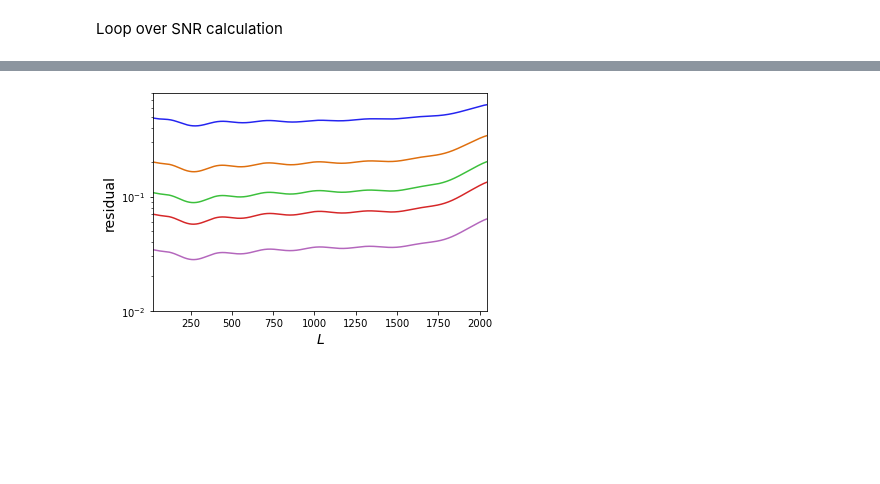
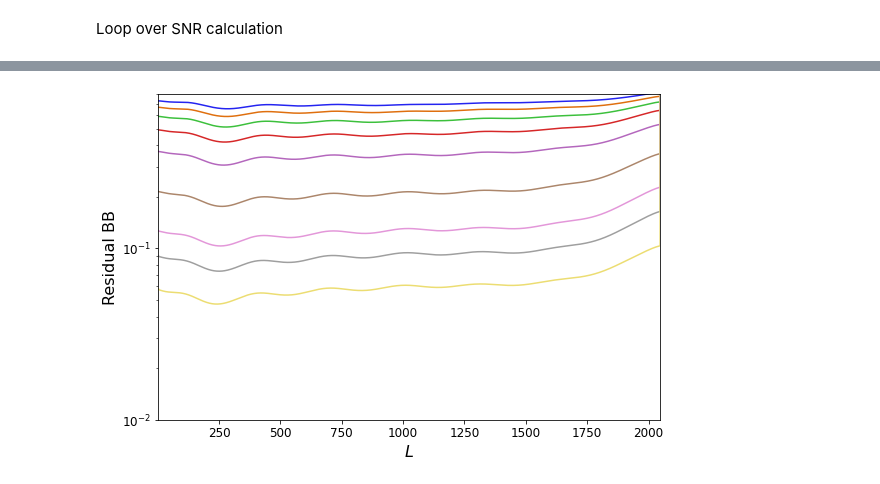
Before and after one commit to toshiyan/cmblensplus, a Jupyter notebook: example/curvedsky_reconstruction/lens_EB-iter-forecast.ipynb, the cells around one changed output, grey strips where cells are left out. Drawn from its saved outputs; the diff is of its cells as text; code cells hidden in the pictures; blank space fills up the shorter version.

```diff
--- a/example/curvedsky_reconstruction/lens_EB-iter-forecast.ipynb
+++ b/example/curvedsky_reconstruction/lens_EB-iter-forecast.ipynb
@@ -30,17 +29,19 @@ lcl = basic.aps.read_cambcls('../data/lensedcls.dat',2,rlmax,4,bb=True)/Tcmb**2
 # %% [markdown]
 Loop over SNR calculation
 # %%
-sigs = [3.,1.,.5,.3,.1]
-Ag = {}
+sigs = [6.,5.,4.,3.,2.,1.,.5,.3,.1]
+Ag0, Ag1 = {}, {}
 for i, sig in enumerate(sigs):
     nl  = np.zeros((4,rlmax+1))
-    nl[0,:] = (sig*ac2rad/Tcmb)**2
+    nl[0,:] = (sig*c.ac2rad/c.Tcmb)**2
     nl[1,:] = 2*nl[0,:]
     nl[2,:] = 2*nl[0,:]
     ocl = lcl + nl
-    Ag[i], __ = cs.norm_quad.qeb_iter(Lmax,rlmax,rlmin,rlmax,rlmin,rlmax,lcl[1,:],ocl[1,:],ocl[2,:],ucl[3,:],iter=50)
+    Ag0[i] = cs.norm_quad.qeb('lens',Lmax,rlmin,rlmax,lcl[1,:],ocl[1,:],ocl[2,:])[0]
+    Ag1[i] = cs.norm_quad.qeb_iter(Lmax,rlmax,rlmin,rlmax,rlmin,rlmax,lcl[1,:],ocl[1,:],ocl[2,:],ucl[3,:],iter=50)[0]
 # %%
-plc.plot_1dstyle(ylog=True)
+pl.plot_1dstyle(xmin=2,xmax=Lmax)
 for i in range(len(sigs)):
-    plot(L,L**4*Ag[i])
+    loglog(L,L**4*Ag1[i],label=str(sigs[i]))
+legend()
 # %% [output]
@@ -47,0 +50,5 @@ for i in range(len(sigs)):
+# %%
+pl.plot_1dstyle(fsize=[9,6],ymin=0,ymax=1.,xmin=2,xmax=Lmax,ylab='Reconstruction Noise (Iterative/Quadratic-1)')
+for i in range(len(sigs)):
+    plot(L[2:],Ag1[i][2:]/Ag0[i][2:],label=str(sigs[i]))
+legend()
@@ -48,14 +58,14 @@ for i in range(len(sigs)):
 # %%
-rbb = {}
+LT = {}
 for i in range(len(sigs)):
     WE = np.ones((dlmax+1))
-    Wp = ucl[3,:]/(ucl[3,:]+Ag[i])
-    rbb[i] = basic.delens.resbb(dlmax, dlmin, dlmax, lcl[1,:dlmax+1], ucl[3,:dlmax+1], WE, Wp[:dlmax+1])
+    Wp = ucl[3,:]/(ucl[3,:]+Ag1[i])
+    LT[i] = basic.delens.lintemplate(dlmax, dlmin, dlmax, dlmin, dlmax, lcl[1,:dlmax+1], ucl[3,:dlmax+1], WE, Wp[:dlmax+1])
 # %%
 bb = basic.delens.lensingbb(dlmax, dlmin, dlmax, lcl[1,:dlmax+1], ucl[3,:dlmax+1])
 # %%
-plc.plot_1dstyle(ymin=.01,ymax=.8,ylog=True,ylab='residual')
+pl.plot_1dstyle(ymin=.01,ymax=.8,xmin=2,xmax=dlmax,ylog=True,ylab='Residual BB')
 for i in range(len(sigs)):
-    plot(L[:dlmax+1],rbb[i]/bb)
+    plot(L[2:dlmax+1],1-LT[i][2:]/bb[2:])
 # %% [output]
-[figure, old version]
+[figure, new version]
```
Also changed, not shown: parts of 5 cells of this notebook.
